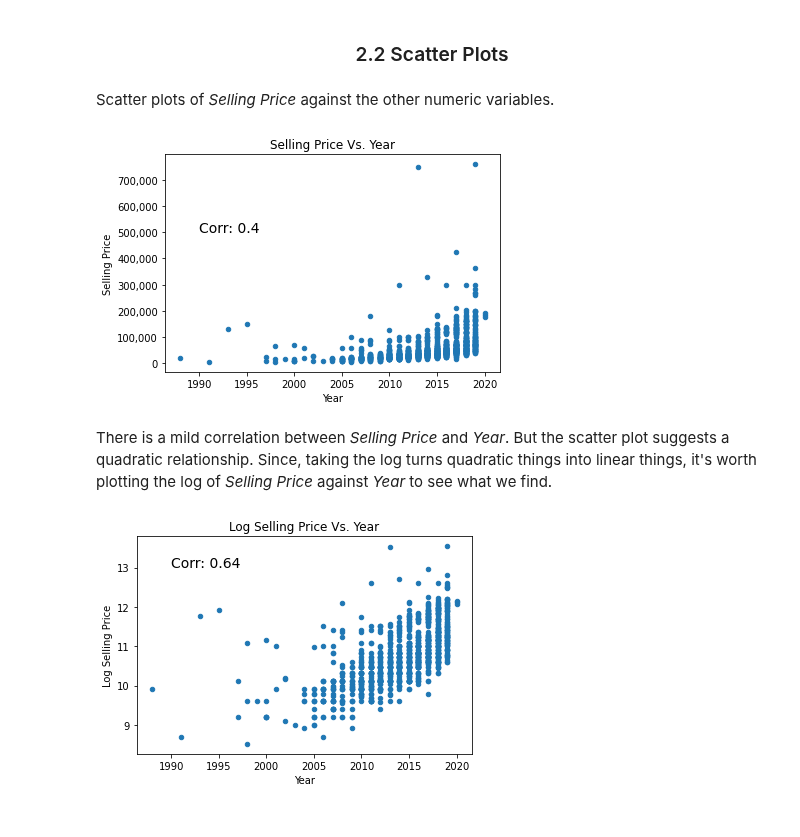
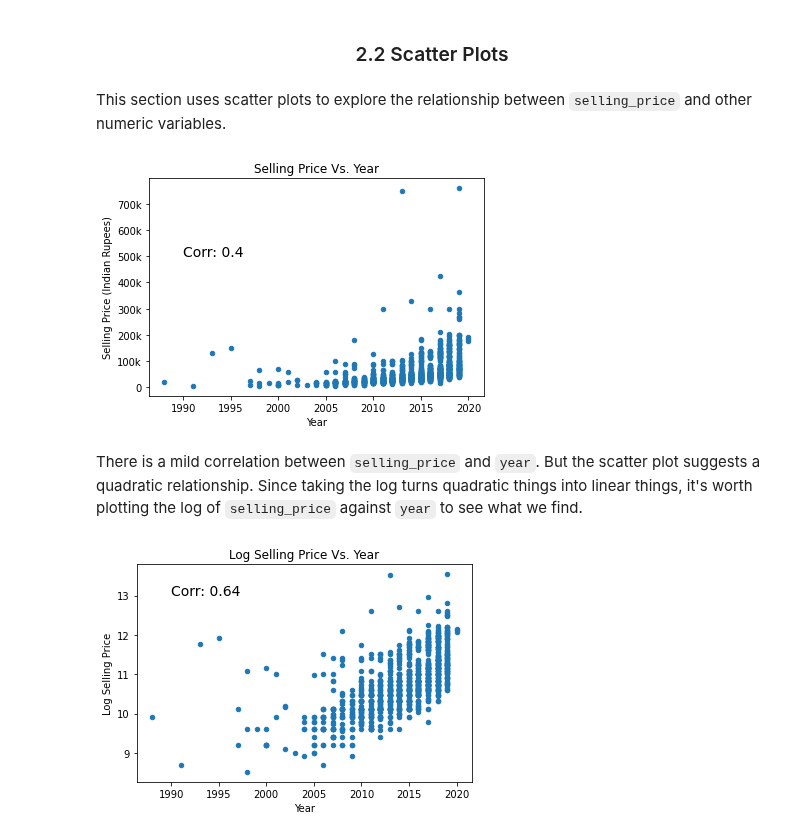
Before and after one commit to scimaksim/ST_590_Project1, a Jupyter notebook: Group_B_Project_1.ipynb, the cells around one changed output. Saved outputs shown, nothing was run; the diff lists cells and outputs as text; code cells hidden in the pictures.

```diff
--- a/Group_B_Project_1.ipynb
+++ b/Group_B_Project_1.ipynb
@@ -182,25 +184,23 @@ highest_lowest_selling.sort_values(by="mean_selling_price", ascending=True).head
 # %% [markdown]
 ### <center>2.2 Scatter Plots</center>
 # %% [markdown]
-Scatter plots of *Selling Price* against the other numeric variables.
+This section uses scatter plots to explore the relationship between `selling_price` and other numeric variables.
 # %%
-# What is the unit of selling_price? Is it in cents?
-
-# Create a scatter plot of Selling Price and Year
+# Create a scatter plot of selling_price and year
 year_sp_corr, _ = stats.pearsonr(x = bike_data.year, y = bike_data.selling_price)
 
 bike_data.plot.scatter(x = "year", y = "selling_price")
 plt.title("Selling Price Vs. Year")
 plt.xlabel("Year")
-plt.ylabel("Selling Price")
+plt.ylabel("Selling Price (Indian Rupees)")
 plt.yticks(ticks = [0, 100000, 200000, 300000, 400000, 500000, 600000, 700000],
-           labels = ["0", "100,000", "200,000", "300,000", "400,000", "500,000", "600,000", "700,000"])
+           labels = ["0", "100k", "200k", "300k", "400k", "500k", "600k", "700k"])
 plt.text(1990, 500000, "Corr: " + str(round(year_sp_corr, 2)), fontsize = 14)
 plt.show()
 # %% [output]
-[figure, old version]
+[figure, new version]
 # %% [markdown]
-There is a mild correlation between *Selling Price* and *Year*. But the scatter plot suggests a quadratic relationship. Since, taking the log turns quadratic things into linear things, it's worth plotting the log of *Selling Price* against *Year* to see what we find.
+There is a mild correlation between `selling_price` and `year`. But the scatter plot suggests a quadratic relationship. Since taking the log turns quadratic things into linear things, it's worth plotting the log of `selling_price` against `year` to see what we find.
 # %%
 bike_data["log_selling_price"] = np.log(bike_data.selling_price)
 # %%
```
Also changed, not shown: parts of 34 cells of this notebook.
